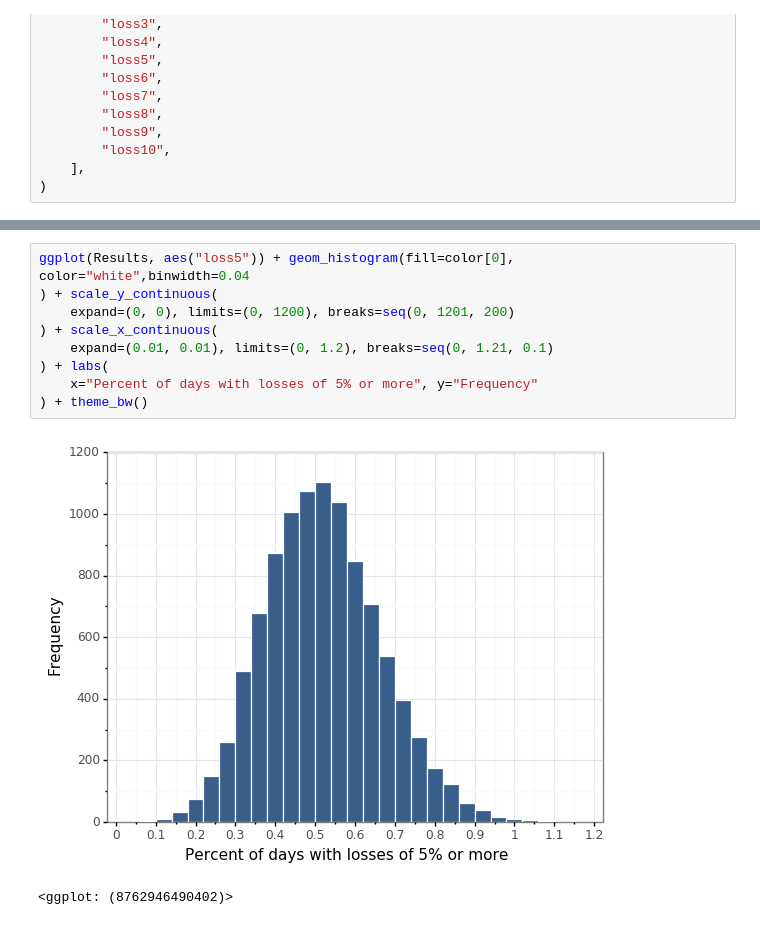
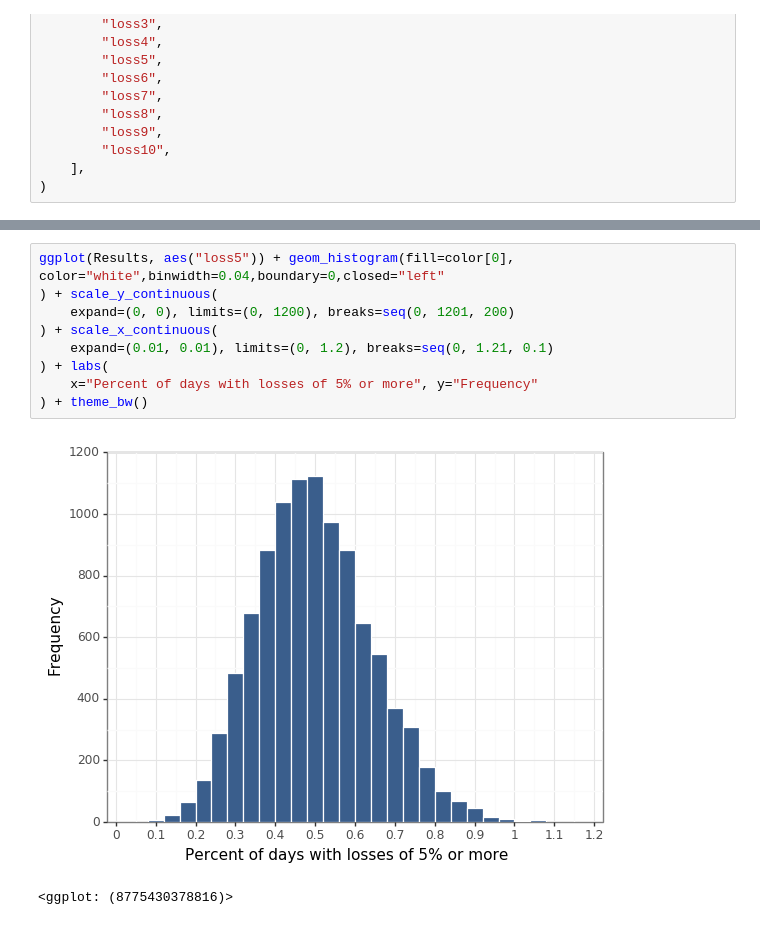
Before and after one commit to zholler/da_case_studies, a Jupyter notebook: ch05-stock-market-loss-generalize/ch05-stock-market-loss-generalize.ipynb, the cells around one changed output, grey strips where cells are left out. Saved outputs shown, nothing was run; the diff lists cells and outputs as text.

```diff
--- a/ch05-stock-market-loss-generalize/ch05-stock-market-loss-generalize.ipynb
+++ b/ch05-stock-market-loss-generalize/ch05-stock-market-loss-generalize.ipynb
@@ -263,13 +264,13 @@ Results
 10000 rows × 10 columns
 # %%
-ggplot(Results, aes("loss5")) + geom_histogram(fill=color[0], color="white",binwidth=0.04
+ggplot(Results, aes("loss5")) + geom_histogram(fill=color[0], color="white",binwidth=0.04,boundary=0,closed="left"
 ) + scale_y_continuous(
     expand=(0, 0), limits=(0, 1200), breaks=seq(0, 1201, 200)
 ) + scale_x_continuous(
     expand=(0.01, 0.01), limits=(0, 1.2), breaks=seq(0, 1.21, 0.1)
 ) + labs(
     x="Percent of days with losses of 5% or more", y="Frequency"
 ) + theme_bw()
 # %% [output]
-[figure, old version]
+[figure, new version]
-<ggplot: (8762946490402)>
+<ggplot: (8775430378816)>
```
Also changed, not shown: parts of 8 cells of this notebook, 5 other files.
